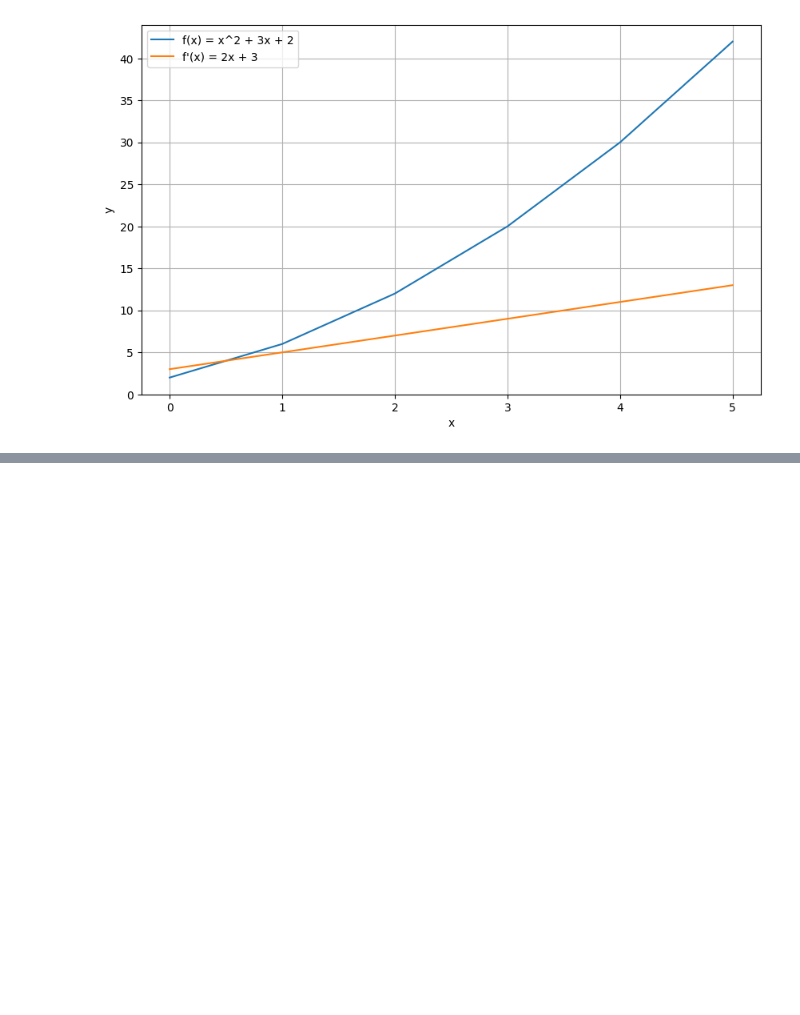
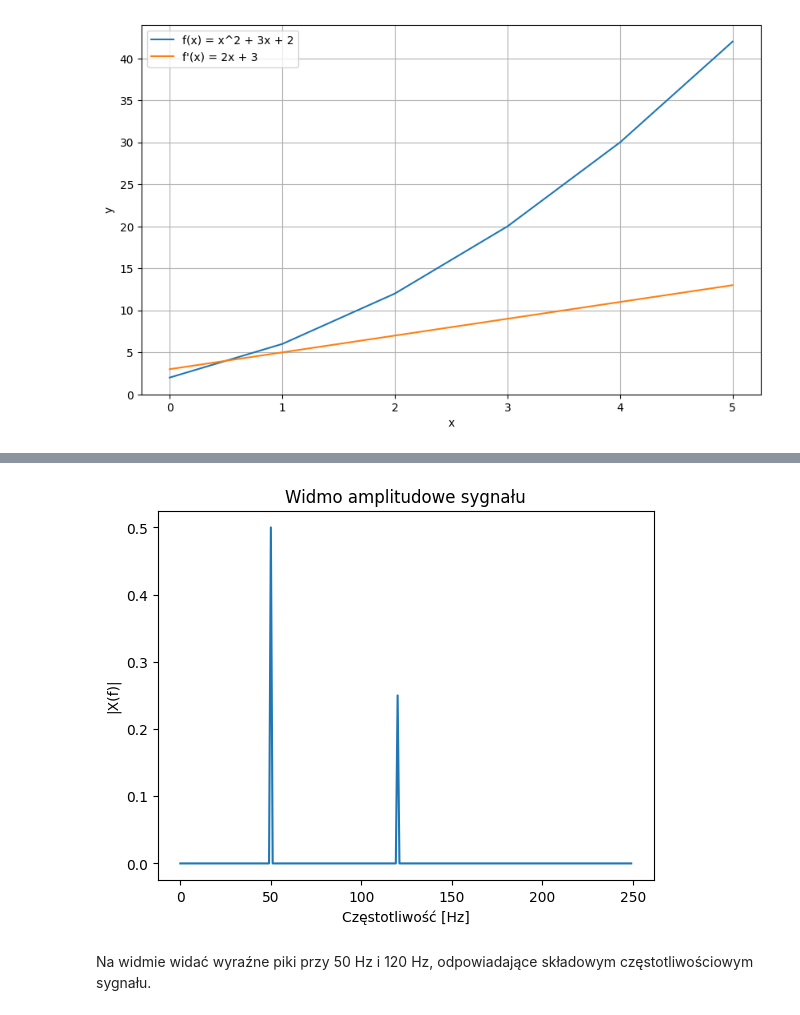
Before and after one commit to Haans001/scipy-prezentacja, a Jupyter notebook: index.ipynb, the cells around one changed output, grey strips where cells are left out. Drawn from its saved outputs; the diff is of its cells as text; code cells hidden in the pictures; blank space fills up the shorter version.

```diff
--- a/index.ipynb
+++ b/index.ipynb
@@ -350,0 +418,34 @@ plt.show()
+# %%
+
+from scipy.fft import fft, fftfreq
+import numpy as np
+import matplotlib.pyplot as plt
+
+# Parametry sygnału
+fs = 500   # Hz, częstotliwość próbkowania
+T  = 1.0   # s, czas trwania
+t = np.linspace(0, T, int(fs*T), endpoint=False)
+
+# Sygnał: 50 Hz + 120 Hz
+signal = np.sin(2*np.pi*50*t) + 0.5*np.sin(2*np.pi*120*t)
+
+# FFT
+N = len(t)
+yf = fft(signal)
+xf = fftfreq(N, 1/fs)
+
+# Moduł widma
+magnitude = np.abs(yf) / N
+
+# Tylko część dodatnia
+pos_mask = xf >= 0
+plt.plot(xf[pos_mask], magnitude[pos_mask])
+plt.title("Widmo amplitudowe sygnału")
+plt.xlabel("Częstotliwość [Hz]")
+plt.ylabel("|X(f)|")
+plt.show()
+# %% [output]
+[figure, added]
+# %% [markdown]
+
+Na widmie widać wyraźne piki przy 50 Hz i 120 Hz, odpowiadające składowym częstotliwościowym sygnału.
```
Also changed, not shown: parts of 8 cells of this notebook.
